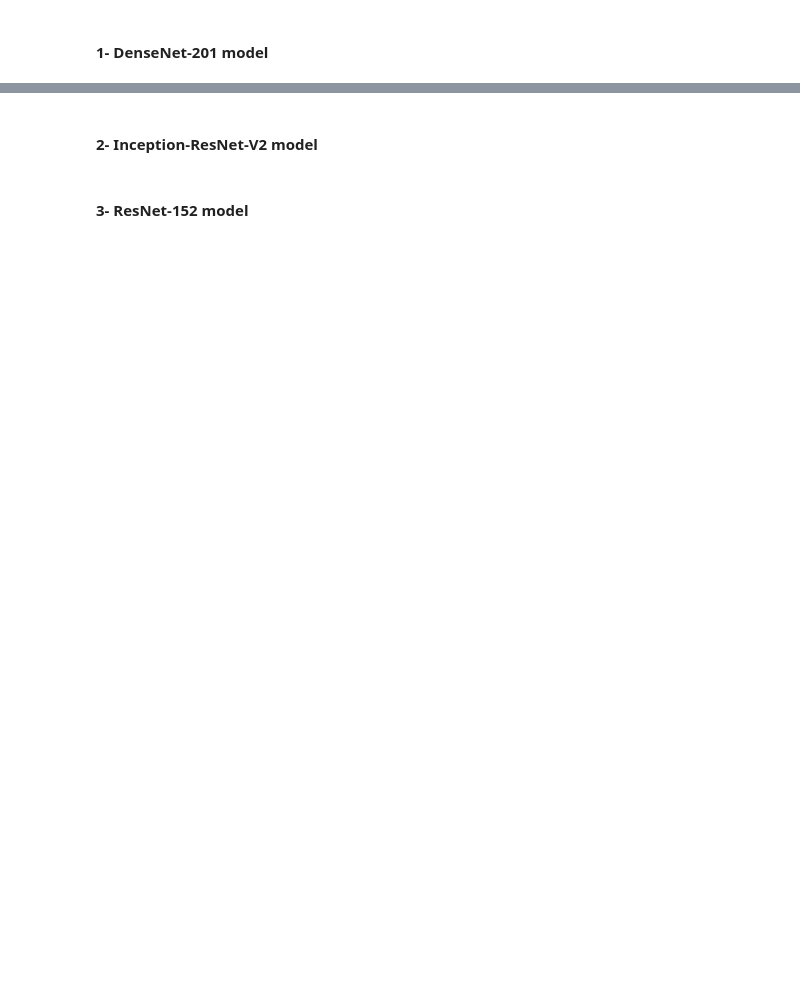
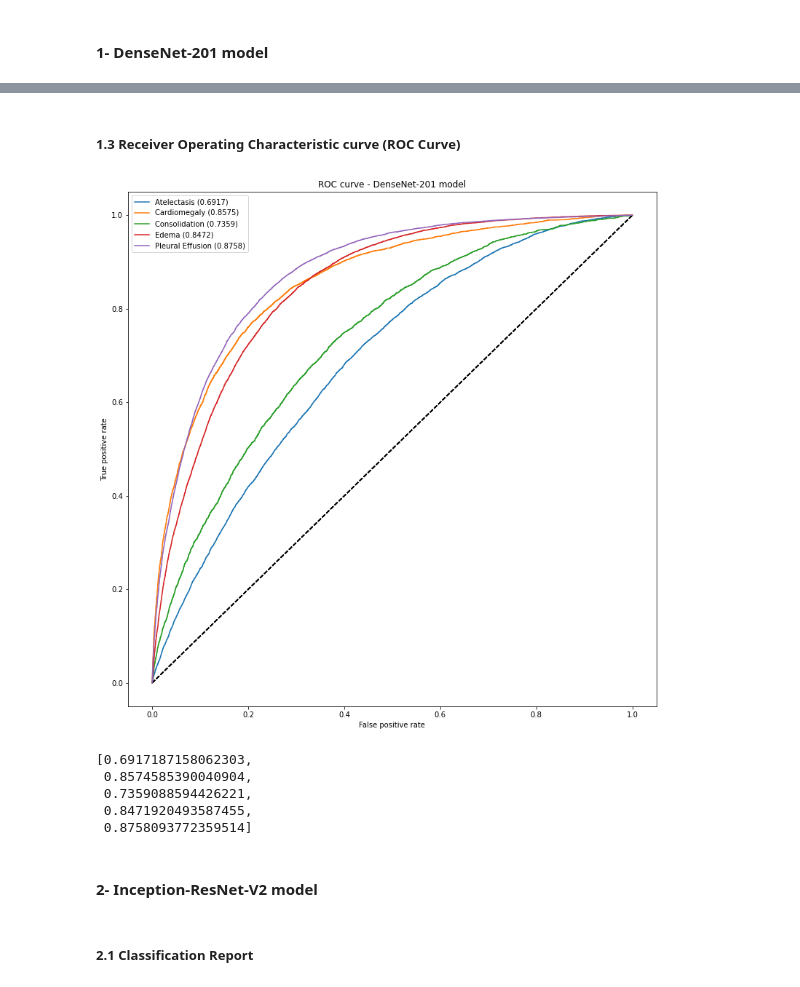
Before and after one commit to tamerthamoqa/CheXpert-multilabel-classification-tensorflow, a Jupyter notebook: testing_trained_models/calculating_test_metrics_on_validation_set.ipynb, the cells around one changed output, grey strips where cells are left out. Drawn from its saved outputs; the diff is of its cells as text; code cells hidden in the pictures; blank space fills up the shorter version.

```diff
--- a/testing_trained_models/calculating_test_metrics_on_validation_set.ipynb
+++ b/testing_trained_models/calculating_test_metrics_on_validation_set.ipynb
@@ -218,2 +561,5 @@ print(cm_ensemble)
 # %% [markdown]
 ### CheXpert competition labels (first 5 labels only)
+# %%
+# The dataset was modified as to make the first five labels the chexpert competition labels
+labels = y_cols[:5]
@@ -237,0 +598,11 @@ print(cm_densenet201)
+# %%
+confusion_matrix_densenet201 = multilabel_confusion_matrix(
+    y_true=test_datagenerator.labels[:, :5],
+    y_pred=predictions_densenet201_model[:, :5]
+)
+
+print("DenseNet-201\n\n")
+for i in range(len(labels)):
+    print(f"{labels[i]}:")
+    print(confusion_matrix_densenet201[i, :, :])
+    print("------------")
@@ -238,2 +627,45 @@ print(cm_densenet201)
+# %% [markdown]
+##### 1.3 Receiver Operating Characteristic curve (ROC Curve)
+# %%
+auc_roc_values = []
+
+for i in range(len(labels)):
+    try:
+        y_true = test_datagenerator.labels[:, i]
+        y_pred = predictions_densenet201_model_probabilities[:, i]
+
+        auc_roc = roc_auc_score(y_true=y_true, y_score=y_pred)
+        auc_roc_values.append(auc_roc)
+
+        false_positive_rates, true_positive_rates, _ = roc_curve(y_true=y_true, y_score=y_pred)
+
+        plt.figure(1, figsize=(13, 13))
+        plt.plot([0, 1], [0, 1], 'k--')
+        plt.plot(
+            false_positive_rates,
+            true_positive_rates,
+            label=labels[i] + " (" + str(round(auc_roc, 4)) + ")"
+        )
+        plt.xlabel('False positive rate')
+        plt.ylabel('True positive rate')
+        plt.title('ROC curve - DenseNet-201 model')
+        plt.legend(loc='best')
+    except:
+        print(
+            f"Error in generating ROC curve for {labels[i]}. "
+            f"Dataset lacks enough examples."
+        )
+
+plt.show()
+# %% [output]
+[figure, added]
+# %%
+auc_roc_values
+# %% [output]
+[0.6917187158062303,
+ 0.8574585390040904,
+ 0.7359088594426221,
+ 0.8471920493587455,
+ 0.8758093772359514]
 # %% [markdown]
 #### 2- Inception-ResNet-V2 model
@@ -256,2 +671,0 @@ print(cm_inceptionresnetv2)
-# %% [markdown]
-#### 3- ResNet-152 model
@@ -273,0 +672,2 @@ print(cm_resnet152)
+# %% [markdown]
+##### 2.1 Classification Report
```
Also changed, not shown: parts of 61 cells of this notebook.
